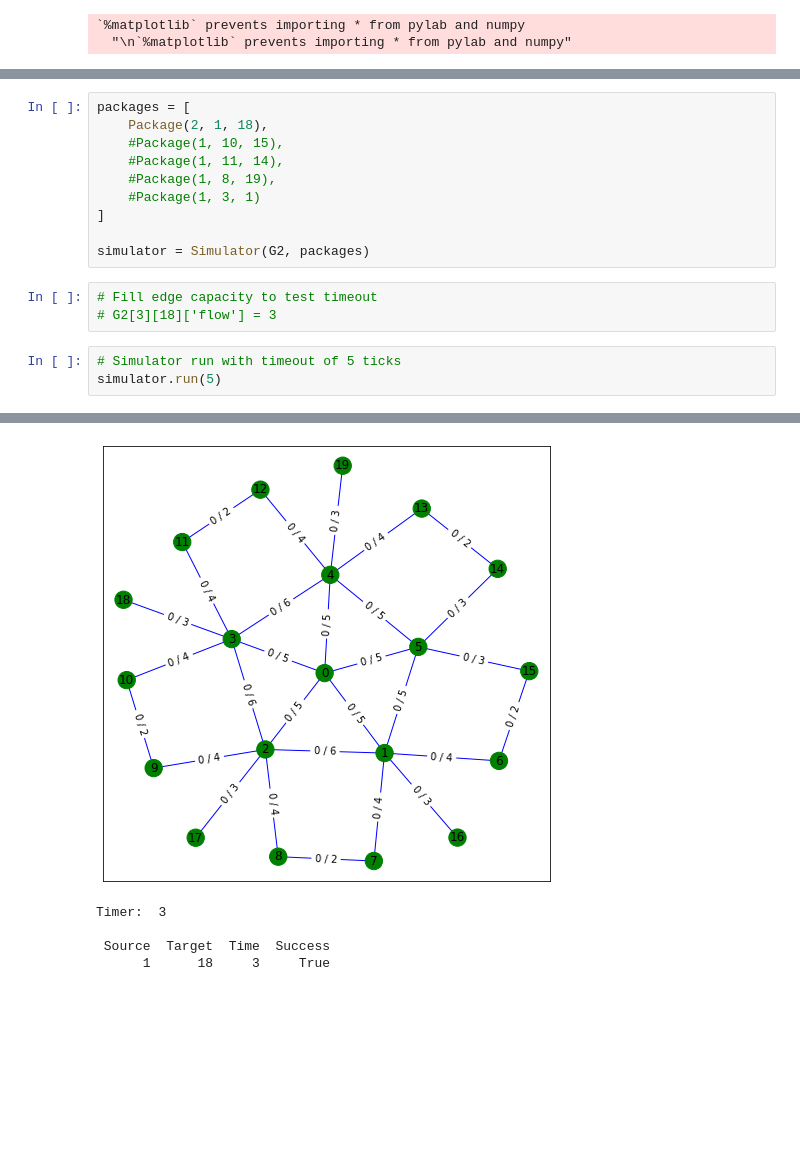
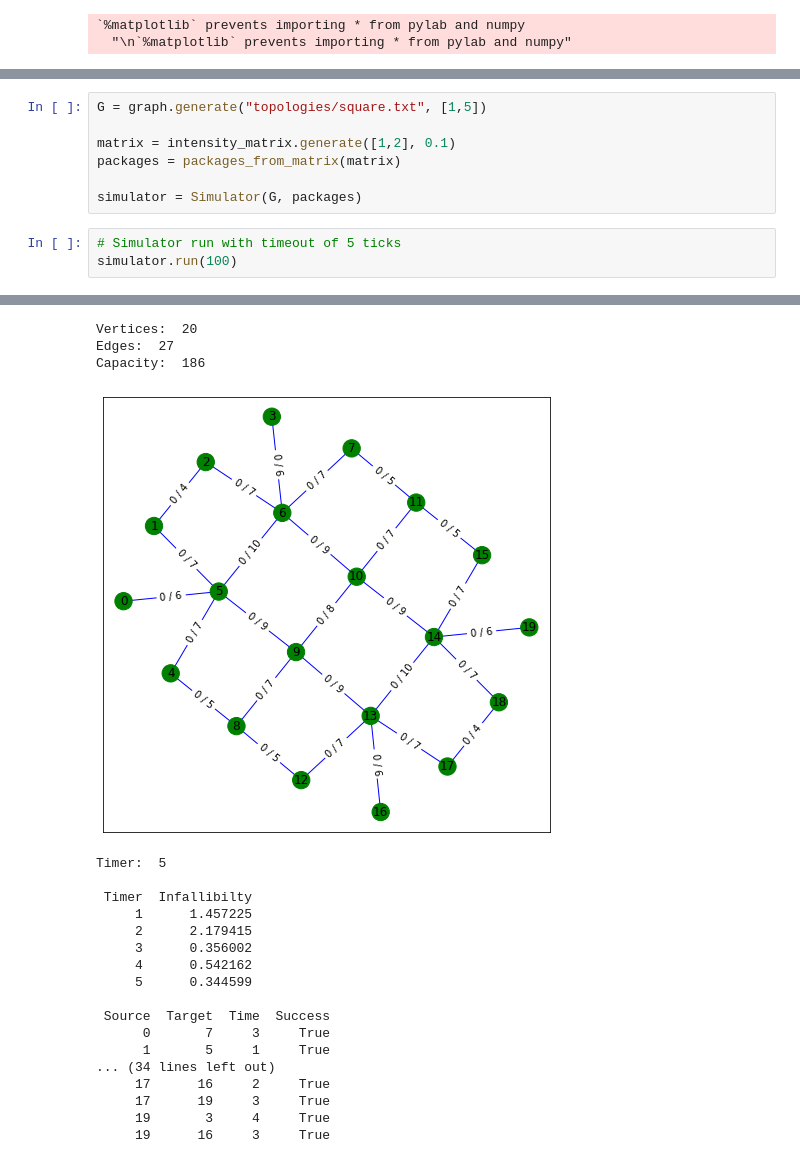
Before and after one commit to PatRyg99/NetworkSimulator, a Jupyter notebook: Simulation.ipynb, the cells around one changed output, grey strips where cells are left out. Drawn from its saved outputs; the diff is of its cells as text; blank space fills up the shorter version.

Commit message:
Add: Generation of intensity matrices and tweaked simulation algorithm

```diff
--- a/Simulation.ipynb
+++ b/Simulation.ipynb
@@ -34,17 +24,11 @@ Capacity:  113
-# %%
-packages = [
-    Package(2, 1, 18),
-    #Package(1, 10, 15),
-    #Package(1, 11, 14),
-    #Package(1, 8, 19),
-    #Package(1, 3, 1)
-]
-
-simulator = Simulator(G2, packages)
-# %%
-# Fill edge capacity to test timeout
-# G2[3][18]['flow'] = 3
+# %%
+G = graph.generate("topologies/square.txt", [1,5])
+
+matrix = intensity_matrix.generate([1,2], 0.1)
+packages = packages_from_matrix(matrix)
+
+simulator = Simulator(G, packages)
 # %%
 # Simulator run with timeout of 5 ticks
-simulator.run(5)
+simulator.run(100)
 # %% [output]
@@ -54,5 +38,21 @@ Capacity:  113
+Vertices:  20
+Edges:  27
+Capacity:  186
-[figure, old version]
+[figure, new version]
-Timer:  3
-
- Source  Target  Time  Success
-      1      18     3     True
+Timer:  5
+
+ Timer  Infallibilty
+     1      1.457225
+     2      2.179415
+     3      0.356002
+     4      0.542162
+     5      0.344599
+
+ Source  Target  Time  Success
+      0       7     3     True
+      1       5     1     True
+... (34 lines left out)
+     17      16     2     True
+     17      19     3     True
+     19       3     4     True
+     19      16     3     True
```
Also changed, not shown: parts of 3 cells of this notebook, 5 other files.
